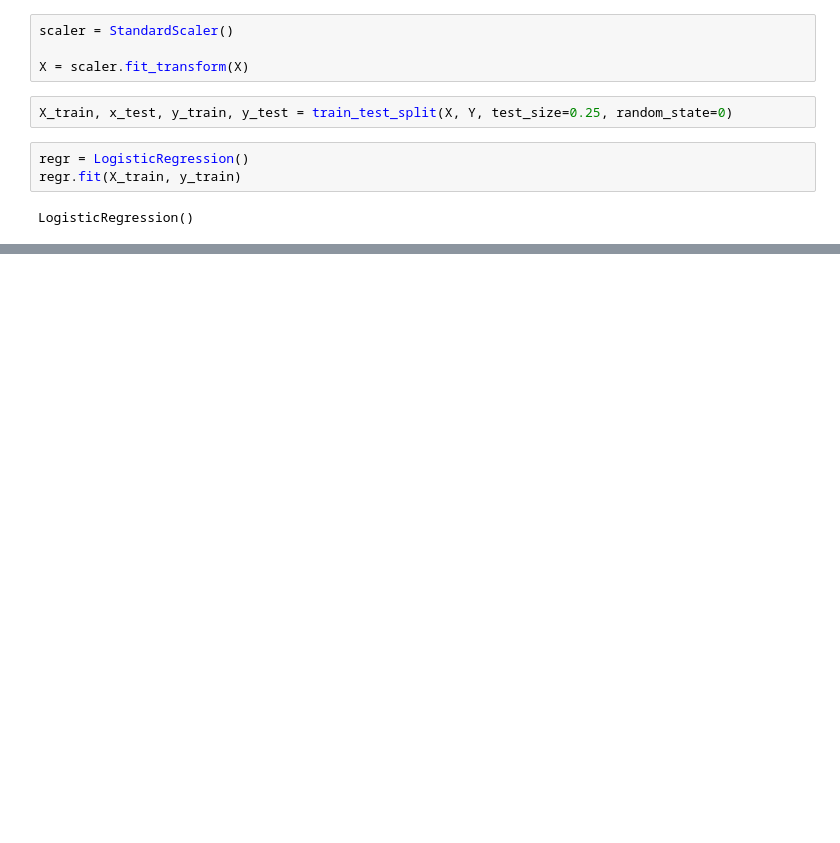
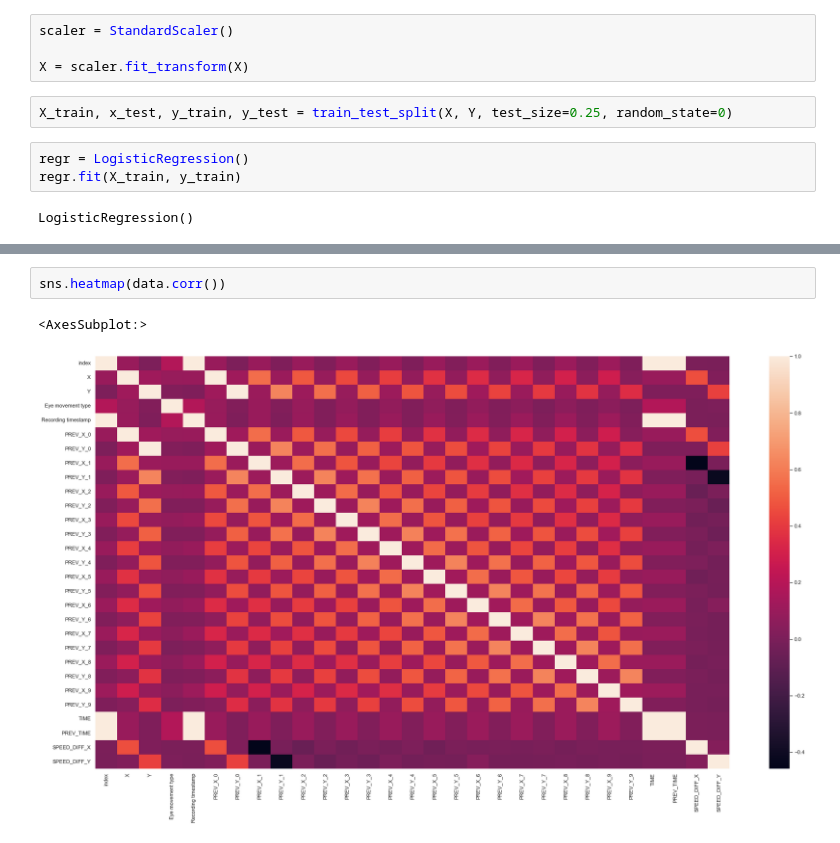
Before and after one commit to Tuur123/StageHITlab, a Jupyter notebook: FixationFinder/research.ipynb, the cells around one changed output, grey strips where cells are left out. Cells and saved outputs as stored; diff of their text form; blank space fills up the shorter version.

```diff
--- a/FixationFinder/research.ipynb
+++ b/FixationFinder/research.ipynb
@@ -75,0 +112,5 @@ sns.scatterplot(x=data['SPEED_DIFF_X'], y=data['SPEED_DIFF_Y'], hue=data['Eye mo
+# %%
+sns.heatmap(data.corr())
+# %% [output]
+<AxesSubplot:>
+[figure, added]
```
Also changed, not shown: parts of 15 cells of this notebook, 3 other files.
